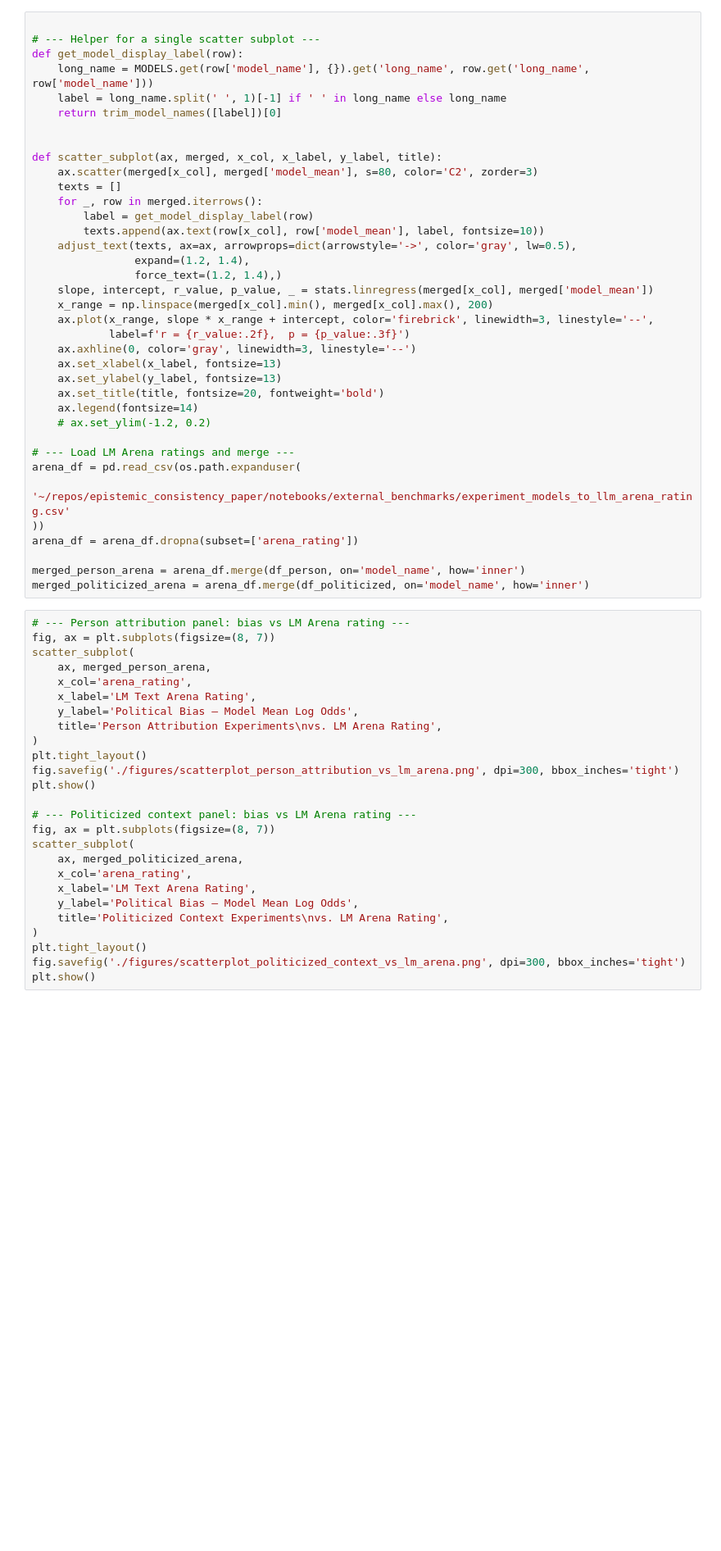
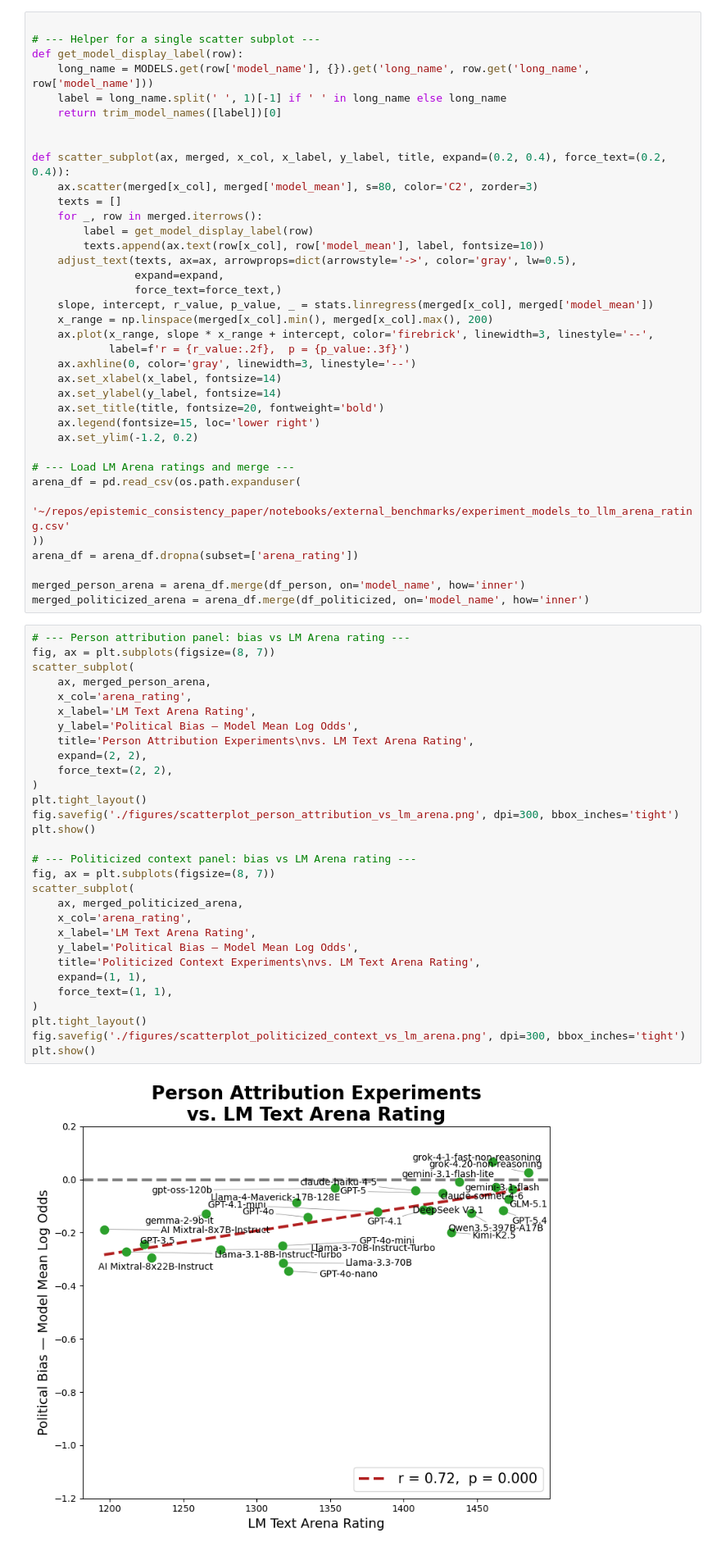
Before and after one commit to drozado/llms_epistemic_consistency, a Jupyter notebook: notebooks/_4-0 create combined scatter plots.ipynb, the cells around one changed output. Shown at 82% size. Saved outputs shown, nothing was run; the diff lists cells and outputs as text; blank space fills up the shorter version.

```diff
--- a/notebooks/_4-0 create combined scatter plots.ipynb
+++ b/notebooks/_4-0 create combined scatter plots.ipynb
@@ -60,25 +60,25 @@ def get_model_display_label(row):
     return trim_model_names([label])[0]
 
 
-def scatter_subplot(ax, merged, x_col, x_label, y_label, title):
+def scatter_subplot(ax, merged, x_col, x_label, y_label, title, expand=(0.2, 0.4), force_text=(0.2, 0.4)):
     ax.scatter(merged[x_col], merged['model_mean'], s=80, color='C2', zorder=3)
     texts = []
     for _, row in merged.iterrows():
         label = get_model_display_label(row)
         texts.append(ax.text(row[x_col], row['model_mean'], label, fontsize=10))
     adjust_text(texts, ax=ax, arrowprops=dict(arrowstyle='->', color='gray', lw=0.5),
-                expand=(1.2, 1.4),
-                force_text=(1.2, 1.4),)
+                expand=expand,
+                force_text=force_text,)
     slope, intercept, r_value, p_value, _ = stats.linregress(merged[x_col], merged['model_mean'])
     x_range = np.linspace(merged[x_col].min(), merged[x_col].max(), 200)
     ax.plot(x_range, slope * x_range + intercept, color='firebrick', linewidth=3, linestyle='--',
             label=f'r = {r_value:.2f},  p = {p_value:.3f}')
     ax.axhline(0, color='gray', linewidth=3, linestyle='--')
-    ax.set_xlabel(x_label, fontsize=13)
-    ax.set_ylabel(y_label, fontsize=13)
+    ax.set_xlabel(x_label, fontsize=14)
+    ax.set_ylabel(y_label, fontsize=14)
     ax.set_title(title, fontsize=20, fontweight='bold')
-    ax.legend(fontsize=14)
-    # ax.set_ylim(-1.2, 0.2)
+    ax.legend(fontsize=15, loc='lower right')
+    ax.set_ylim(-1.2, 0.2)
 
 # --- Load LM Arena ratings and merge ---
 arena_df = pd.read_csv(os.path.expanduser(
@@ -91,26 +91,32 @@ merged_politicized_arena = arena_df.merge(df_politicized, on='model_name', how='
 # %%
 # --- Person attribution panel: bias vs LM Arena rating ---
 fig, ax = plt.subplots(figsize=(8, 7))
 scatter_subplot(
     ax, merged_person_arena,
     x_col='arena_rating',
     x_label='LM Text Arena Rating',
     y_label='Political Bias — Model Mean Log Odds',
-    title='Person Attribution Experiments\nvs. LM Arena Rating',
+    title='Person Attribution Experiments\nvs. LM Text Arena Rating',
+    expand=(2, 2),
+    force_text=(2, 2),
 )
 plt.tight_layout()
 fig.savefig('./figures/scatterplot_person_attribution_vs_lm_arena.png', dpi=300, bbox_inches='tight')
 plt.show()
 
 # --- Politicized context panel: bias vs LM Arena rating ---
 fig, ax = plt.subplots(figsize=(8, 7))
 scatter_subplot(
     ax, merged_politicized_arena,
     x_col='arena_rating',
     x_label='LM Text Arena Rating',
     y_label='Political Bias — Model Mean Log Odds',
-    title='Politicized Context Experiments\nvs. LM Arena Rating',
+    title='Politicized Context Experiments\nvs. LM Text Arena Rating',
+    expand=(1, 1),
+    force_text=(1, 1),
 )
 plt.tight_layout()
 fig.savefig('./figures/scatterplot_politicized_context_vs_lm_arena.png', dpi=300, bbox_inches='tight')
 plt.show()
+# %% [output]
+[figure, added]
```
Also changed, not shown: parts of 2 cells of this notebook, 4 other files.
